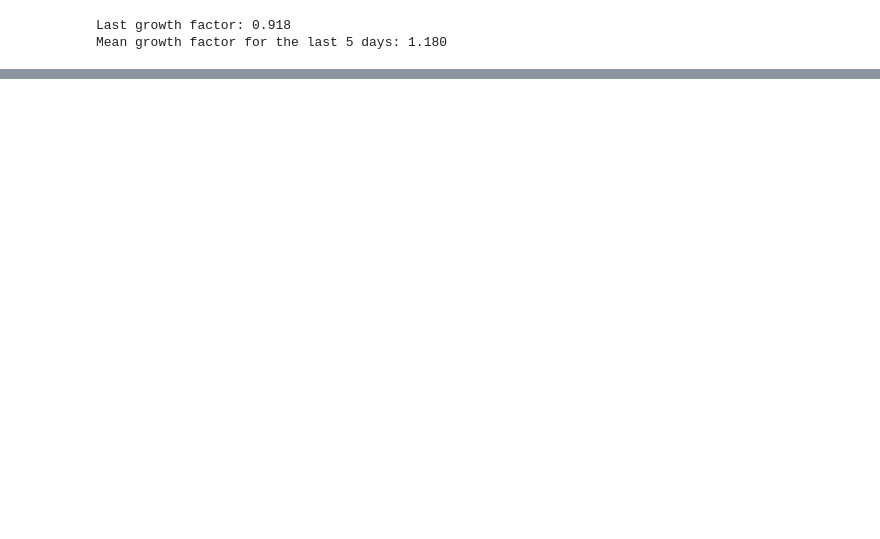
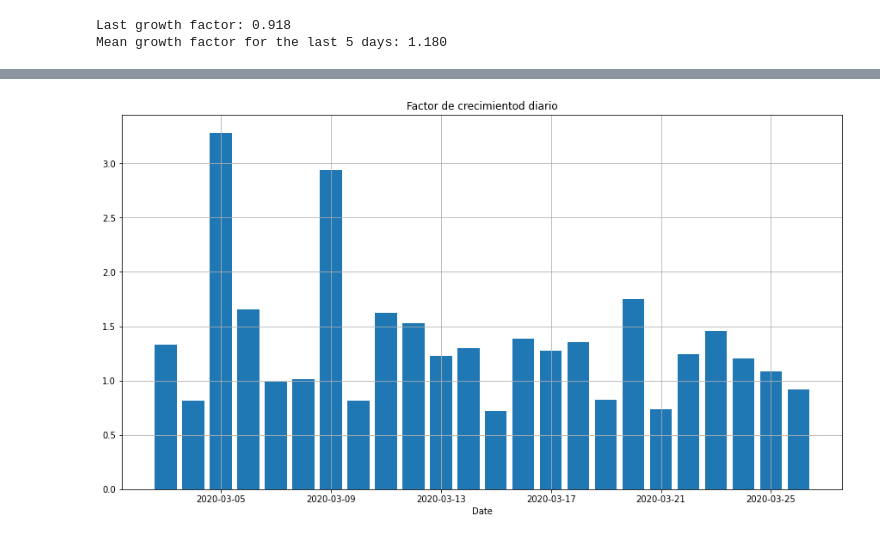
Before and after one commit to victorvicpal/COVID19_es, a Jupyter notebook: notebooks/FitDataToLogisticCurve.ipynb, the cells around one changed output, grey strips where cells are left out. Drawn from its saved outputs; the diff is of its cells as text; code cells hidden in the pictures; blank space fills up the shorter version.

```diff
--- a/notebooks/FitDataToLogisticCurve.ipynb
+++ b/notebooks/FitDataToLogisticCurve.ipynb
@@ -247,0 +217,8 @@ Fit parameters: L=124664.094, k=0.165, x0=20.159
+# %%
+fig, ax = plt.subplots(figsize=(15,8))
+ax.bar(datesNewCases[:-1],growth_factor )
+ax.set_title('Factor de crecimientod diario')
+ax.set_xlabel('Date')
+ax.grid(True)
+# %% [output]
+[figure, added]
```
Also changed, not shown: parts of 25 cells of this notebook, 1 other file.
